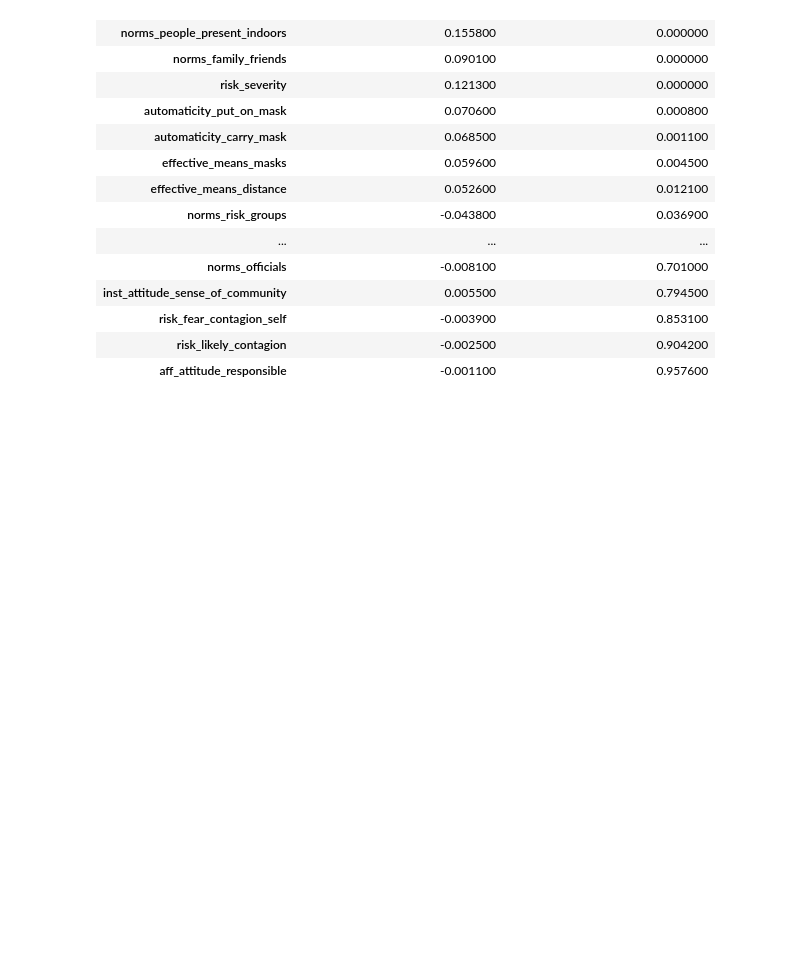
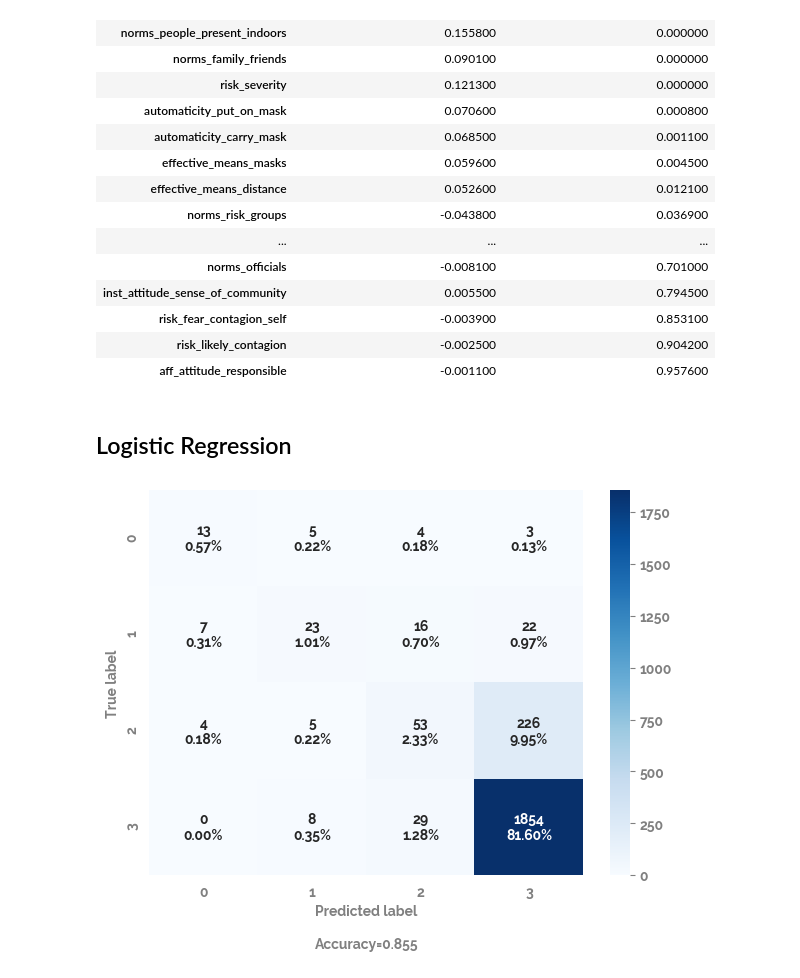
Before and after one commit to Citizen-Shield/multi-method-protective-behaviour, a Jupyter notebook: regular_methods_clean.ipynb, the cells around one changed output. Saved outputs shown, nothing was run; the diff lists cells and outputs as text; code cells hidden in the pictures; blank space fills up the shorter version.

```diff
--- a/regular_methods_clean.ipynb
+++ b/regular_methods_clean.ipynb
@@ -519,3 +519,21 @@ par_cor_df.style.background_gradient(cmap,
 | risk_fear_contagion_self | -0.003900 | 0.853100 |
 | risk_likely_contagion | -0.002500 | 0.904200 |
 | aff_attitude_responsible | -0.001100 | 0.957600 |
+# %% [markdown]
+## Logistic Regression
+# %%
+ordinal_cat = CategoricalDtype(categories=df[target].sort_values().unique().tolist(), ordered=True)
+X = df[features_list]
+# y = df[target]#.astype(ordinal_cat)
+y = pd.cut(df[target], 4).cat.codes.astype(int)
+# %%
+mod = LogisticRegression(fit_intercept=True, solver='sag', multi_class='multinomial')
+# %%
+_ = mod.fit(X, y)
+y_pred = mod.predict(X)
+# %%
+cf = confusion_matrix(y_true=y, y_pred=y_pred)
+# %%
+_ = plot_confusion_matrix(cf)
+# %% [output]
+[figure, added]
```
Also changed, not shown: parts of 14 cells of this notebook, 13 other files.
